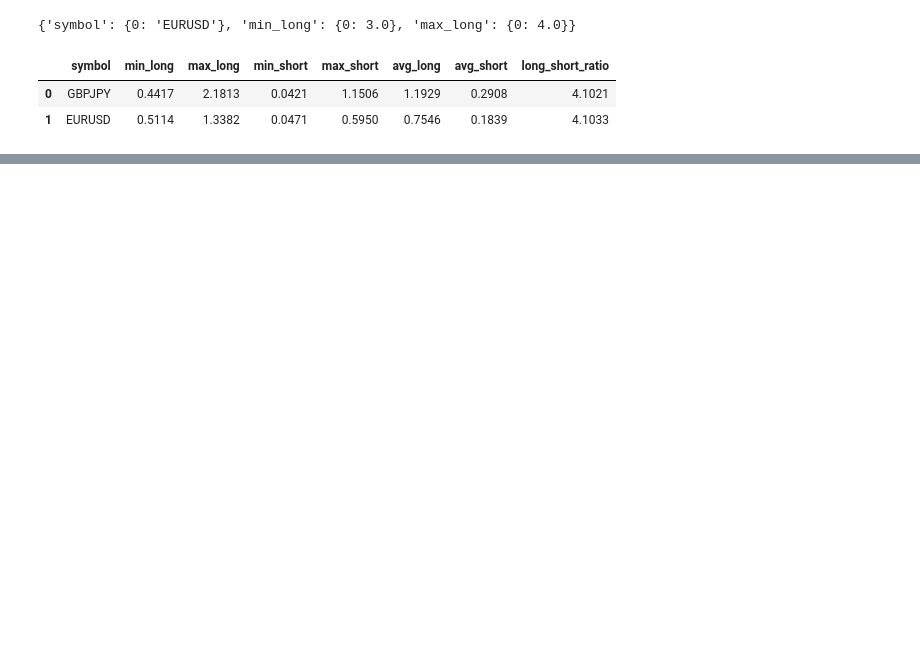
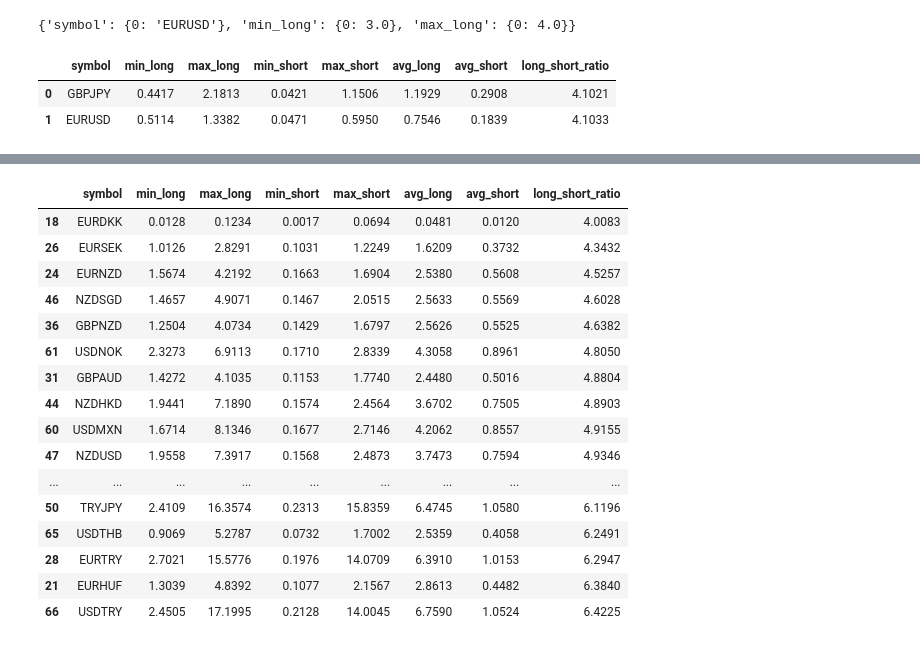
Before and after one commit to sokkphoto/qc, a Jupyter notebook: TrendGrid/volatility.ipynb, the cells around one changed output, grey strips where cells are left out. Cells and saved outputs as stored; diff of their text form; code cells hidden in the pictures; blank space fills up the shorter version.

```diff
--- a/TrendGrid/volatility.ipynb
+++ b/TrendGrid/volatility.ipynb
@@ -24,0 +68,20 @@ result
+# %%
+result2020.sort_values('long_short_ratio')
+# %% [output]
+|  | symbol | min_long | max_long | min_short | max_short | avg_long | avg_short | long_short_ratio |
+| 18 | EURDKK | 0.0128 | 0.1234 | 0.0017 | 0.0694 | 0.0481 | 0.0120 | 4.0083 |
+| 26 | EURSEK | 1.0126 | 2.8291 | 0.1031 | 1.2249 | 1.6209 | 0.3732 | 4.3432 |
+| 24 | EURNZD | 1.5674 | 4.2192 | 0.1663 | 1.6904 | 2.5380 | 0.5608 | 4.5257 |
+| 46 | NZDSGD | 1.4657 | 4.9071 | 0.1467 | 2.0515 | 2.5633 | 0.5569 | 4.6028 |
+| 36 | GBPNZD | 1.2504 | 4.0734 | 0.1429 | 1.6797 | 2.5626 | 0.5525 | 4.6382 |
+| 61 | USDNOK | 2.3273 | 6.9113 | 0.1710 | 2.8339 | 4.3058 | 0.8961 | 4.8050 |
+| 31 | GBPAUD | 1.4272 | 4.1035 | 0.1153 | 1.7740 | 2.4480 | 0.5016 | 4.8804 |
+| 44 | NZDHKD | 1.9441 | 7.1890 | 0.1574 | 2.4564 | 3.6702 | 0.7505 | 4.8903 |
+| 60 | USDMXN | 1.6714 | 8.1346 | 0.1677 | 2.7146 | 4.2062 | 0.8557 | 4.9155 |
+| 47 | NZDUSD | 1.9558 | 7.3917 | 0.1568 | 2.4873 | 3.7473 | 0.7594 | 4.9346 |
+| ... | ... | ... | ... | ... | ... | ... | ... | ... |
+| 50 | TRYJPY | 2.4109 | 16.3574 | 0.2313 | 15.8359 | 6.4745 | 1.0580 | 6.1196 |
+| 65 | USDTHB | 0.9069 | 5.2787 | 0.0732 | 1.7002 | 2.5359 | 0.4058 | 6.2491 |
+| 28 | EURTRY | 2.7021 | 15.5776 | 0.1976 | 14.0709 | 6.3910 | 1.0153 | 6.2947 |
+| 21 | EURHUF | 1.3039 | 4.8392 | 0.1077 | 2.1567 | 2.8613 | 0.4482 | 6.3840 |
+| 66 | USDTRY | 2.4505 | 17.1995 | 0.2128 | 14.0045 | 6.7590 | 1.0524 | 6.4225 |
```
Also changed, not shown: parts of 3 cells of this notebook, 5 other files.
